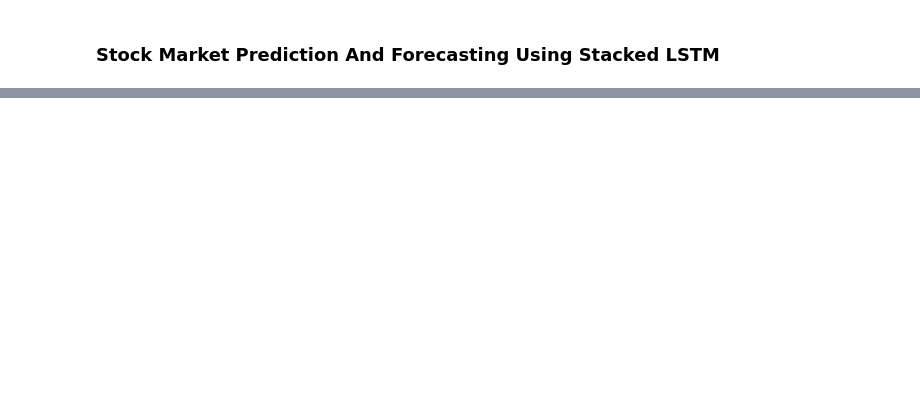
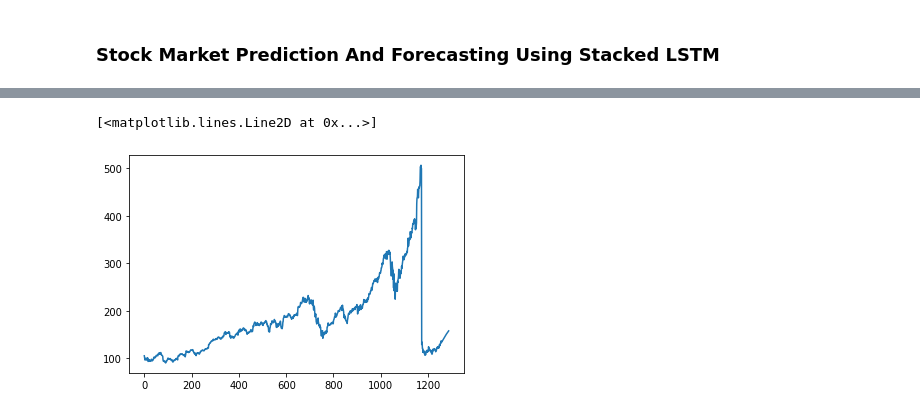
Before and after one commit to AmirRazaMBA/TensorFlow-Certification, a Jupyter notebook: 4. Time Series/AZ/TS_Forecasting/05_stock_prediction.ipynb, the cells around one changed output, grey strips where cells are left out. Saved outputs shown, nothing was run; the diff lists cells and outputs as text; code cells hidden in the pictures; blank space fills up the shorter version.

```diff
--- a/4. Time Series/AZ/TS_Forecasting/05_stock_prediction.ipynb
+++ b/4. Time Series/AZ/TS_Forecasting/05_stock_prediction.ipynb
@@ -238,0 +264,7 @@ plt.plot(day_pred,scaler.inverse_transform(future_predictions))
+# %%
+df3=scaler.inverse_transform(df3).tolist()
+# %%
+plt.plot(df3)
+# %% [output]
+[<matplotlib.lines.Line2D at 0x...>]
+[figure, added]
```
Also changed, not shown: parts of 18 cells of this notebook.
